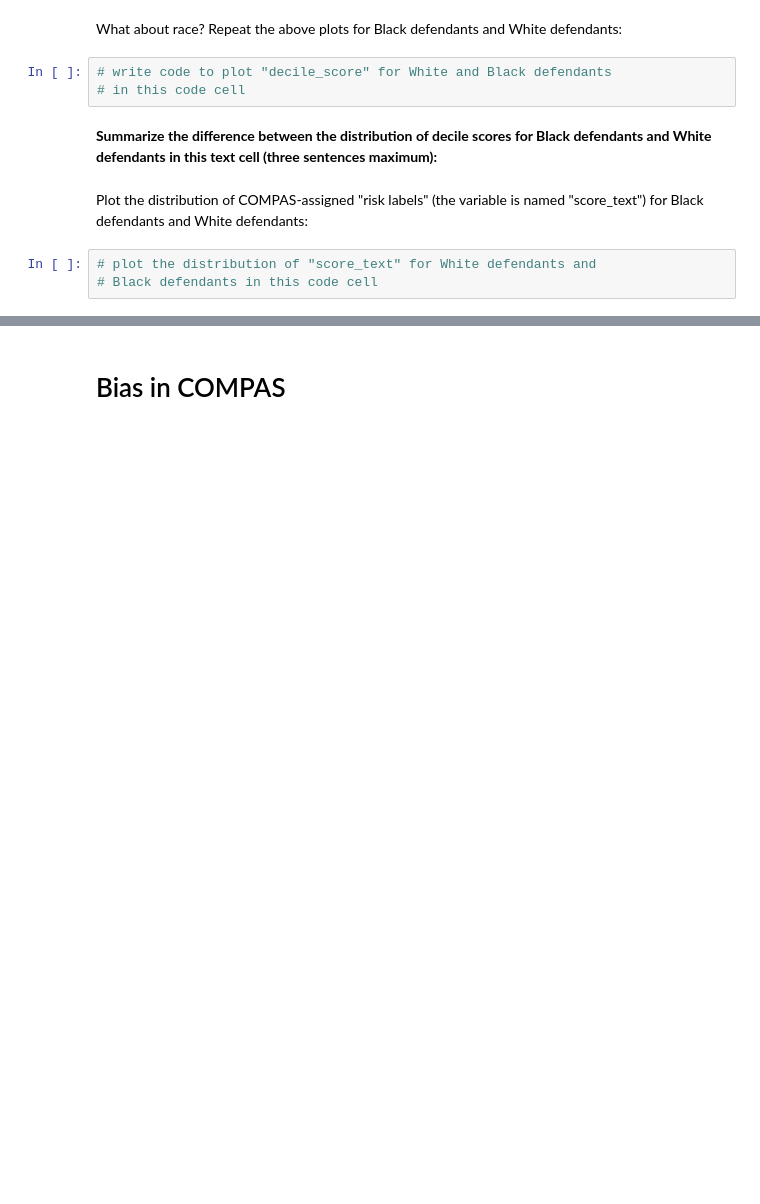
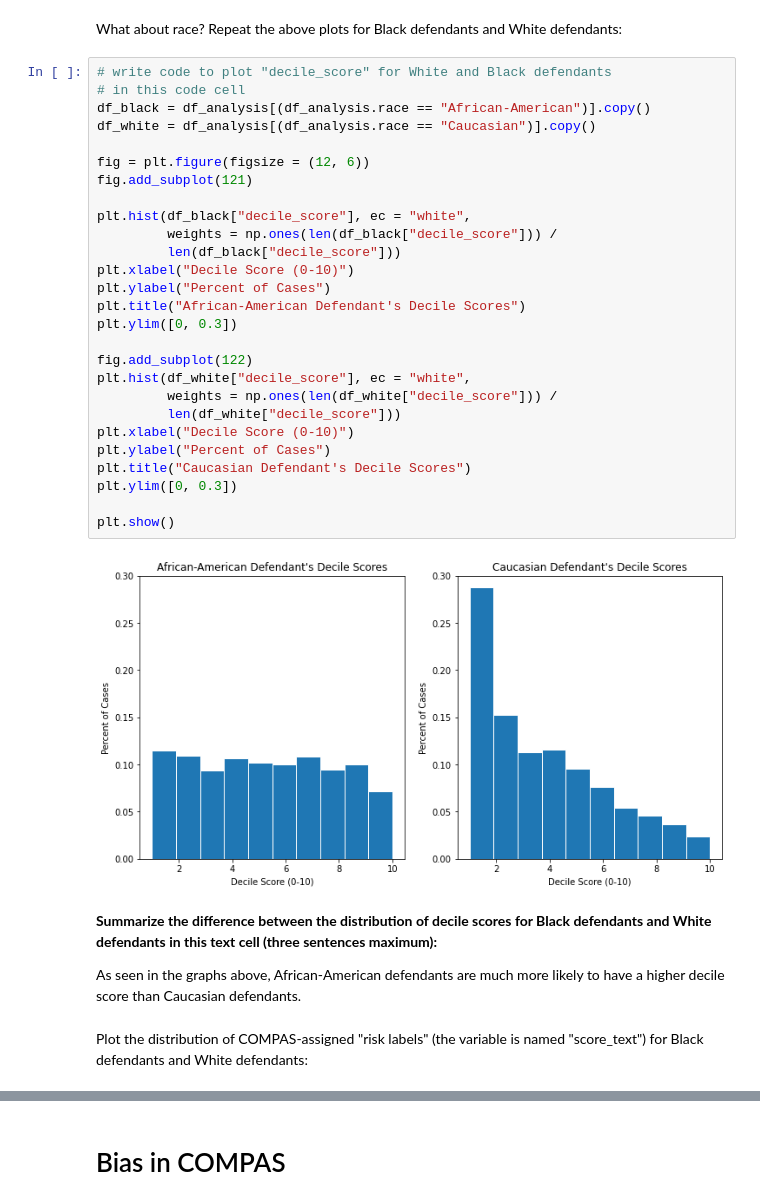
Before and after one commit to kopokopok/ds202, a Jupyter notebook: lab_1.ipynb, the cells around one changed output, grey strips where cells are left out. Drawn from its saved outputs; the diff is of its cells as text; blank space fills up the shorter version.

```diff
--- a/lab_1.ipynb
+++ b/lab_1.ipynb
@@ -224,13 +255,38 @@ plt.show()
 [figure]
 # %% [markdown]
 What about race? Repeat the above plots for Black defendants and White defendants:
-# %%
-# write code to plot "decile_score" for White and Black defendants
-# in this code cell
+# %%
+# write code to plot "decile_score" for White and Black defendants
+# in this code cell
+df_black = df_analysis[(df_analysis.race == "African-American")].copy()
+df_white = df_analysis[(df_analysis.race == "Caucasian")].copy()
+
+fig = plt.figure(figsize = (12, 6))
+fig.add_subplot(121)
+
+plt.hist(df_black["decile_score"], ec = "white",
+         weights = np.ones(len(df_black["decile_score"])) /
+         len(df_black["decile_score"]))
+plt.xlabel("Decile Score (0-10)")
+plt.ylabel("Percent of Cases")
+plt.title("African-American Defendant's Decile Scores")
+plt.ylim([0, 0.3])
+
+fig.add_subplot(122)
+plt.hist(df_white["decile_score"], ec = "white",
+         weights = np.ones(len(df_white["decile_score"])) /
+         len(df_white["decile_score"]))
+plt.xlabel("Decile Score (0-10)")
+plt.ylabel("Percent of Cases")
+plt.title("Caucasian Defendant's Decile Scores")
+plt.ylim([0, 0.3])
+
+plt.show()
+# %% [output]
+[figure, added]
 # %% [markdown]
 **Summarize the difference between the distribution of decile scores for Black defendants and White defendants in this text cell (three sentences maximum):**
+
+As seen in the graphs above, African-American defendants are much more likely to have a higher decile score than Caucasian defendants.
 # %% [markdown]
 Plot the distribution of COMPAS-assigned "risk labels" (the variable is named "score_text") for Black defendants and White defendants:
-# %%
-# plot the distribution of "score_text" for White defendants and
-# Black defendants in this code cell
```
Also changed, not shown: parts of 24 cells of this notebook, 1 other file.
